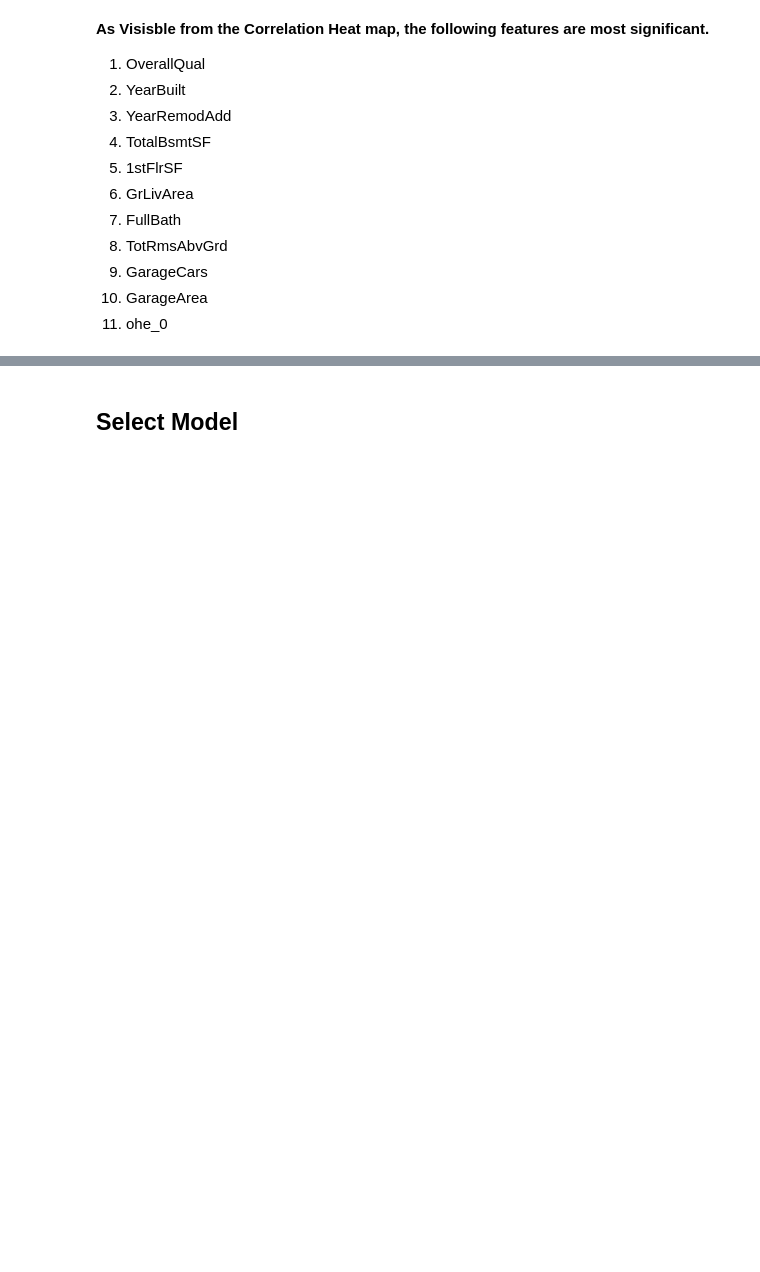
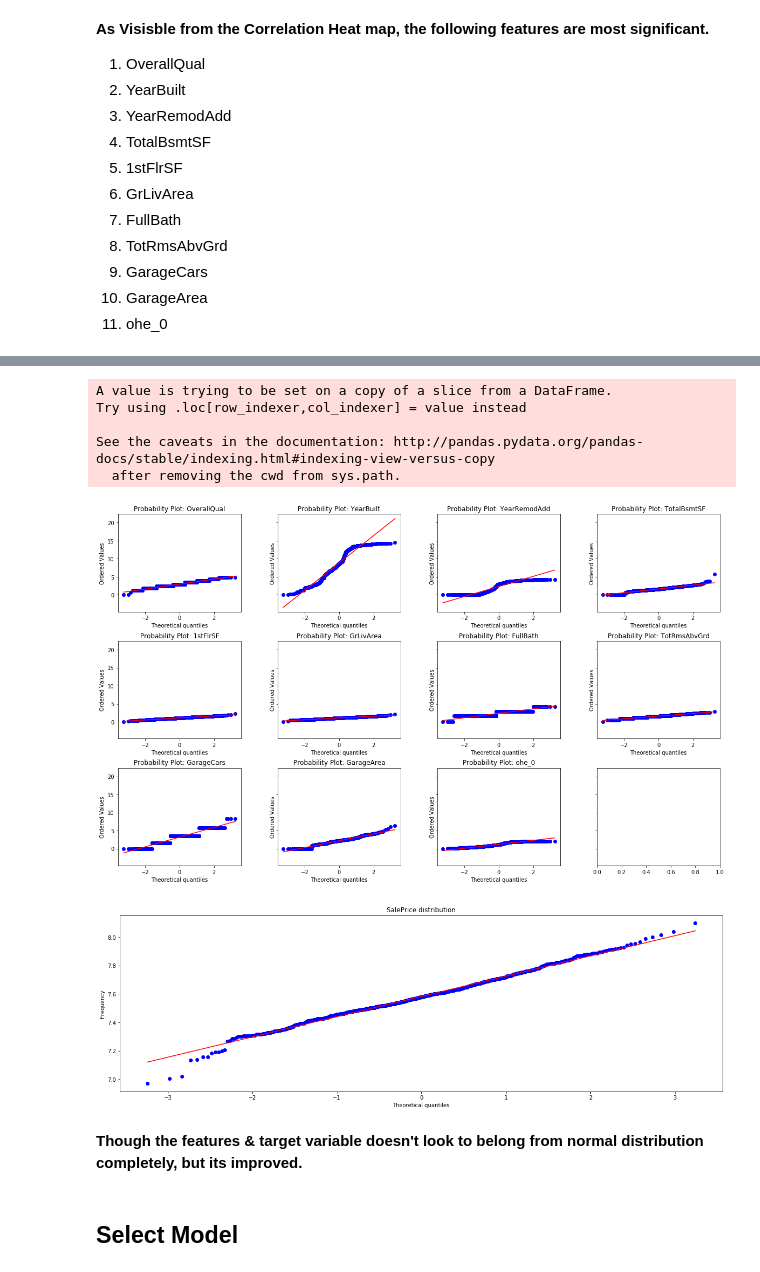
Before and after one commit to SamyaMaiti2012/datascience, a Jupyter notebook: regression/multiRegression/housing_price_estimate-Multiple_Regression_techniques.ipynb, the cells around one changed output, grey strips where cells are left out. Drawn from its saved outputs; the diff is of its cells as text; code cells hidden in the pictures; blank space fills up the shorter version.

Commit message:
Normality Check added

```diff
--- a/regression/multiRegression/housing_price_estimate-Multiple_Regression_techniques.ipynb
+++ b/regression/multiRegression/housing_price_estimate-Multiple_Regression_techniques.ipynb
@@ -771,0 +915,14 @@ __As Visisble from the Correlation Heat map, the following features are most sig
+# %%
+#convert the negative values to positive for each feature, as the negative values are not accepted
+#for techniques used to convert into normal distribution.
+
+for feature_name in housing_X_train_selected.columns:
+    print(feature_name)
+    #get min
+    feature_min = housing_X_train_selected[feature_name].min()
+
+    #Add the Maximum negative value in the whole data series (Value + Maximum Negative value + 1)
+    housing_X_train_selected[feature_name] = housing_X_train_selected[feature_name] - (feature_min) +1
+
+
+housing_X_train_selected
@@ -772,3 +976,40 @@ __As Visisble from the Correlation Heat map, the following features are most sig
+# %%
+#Transform all the feature
+for feature_name in housing_X_train_selected.columns:
+    normal_feature,_ = stats.boxcox(housing_X_train_selected[feature_name])
+    housing_X_train_selected[feature_name] = normal_feature
+
+#Transform the target variable
+housing_y_train_normal,lambda_boxcox_SalePrice = stats.boxcox(housing_y_train['SalePrice'])
+# %% [output]
+A value is trying to be set on a copy of a slice from a DataFrame.
+Try using .loc[row_indexer,col_indexer] = value instead
+
+See the caveats in the documentation: http://pandas.pydata.org/pandas-docs/stable/indexing.html#indexing-view-versus-copy
+  after removing the cwd from sys.path.
+# %%
+#Check if all features
+fig, ax = plt.subplots(nrows=3, ncols=4, sharex=False, sharey=True, figsize=(20,12))
+ax = ax.ravel()
+fig.subplots_adjust(wspace=0.3, hspace=0.3)
+for i, item in enumerate(housing_X_train_selected.keys()):
+    prob = stats.probplot(housing_X_train_selected[item], dist=stats.norm, plot=ax[i])
+    _= ax[i].set_title('Probability Plot: {0}'.format(item))
+
+
+#Plot the target variable
+fig, ax = plt.subplots(nrows=1, ncols=1)
+fig.set_size_inches(20,6)
+stats.probplot(housing_y_train_normal, plot=ax)
+ax.set_title('SalePrice distribution')
+ax.set_ylabel('Frequency')
+
+plt.show()
+# %% [output]
+[figure, added]
+[figure, added]
+# %% [markdown]
+__Though the features & target variable doesn't look to belong from normal distribution completely, but its improved.__
 # %% [markdown]
 ## Select Model
 # %% [markdown]
```
Also changed, not shown: parts of 19 cells of this notebook.
